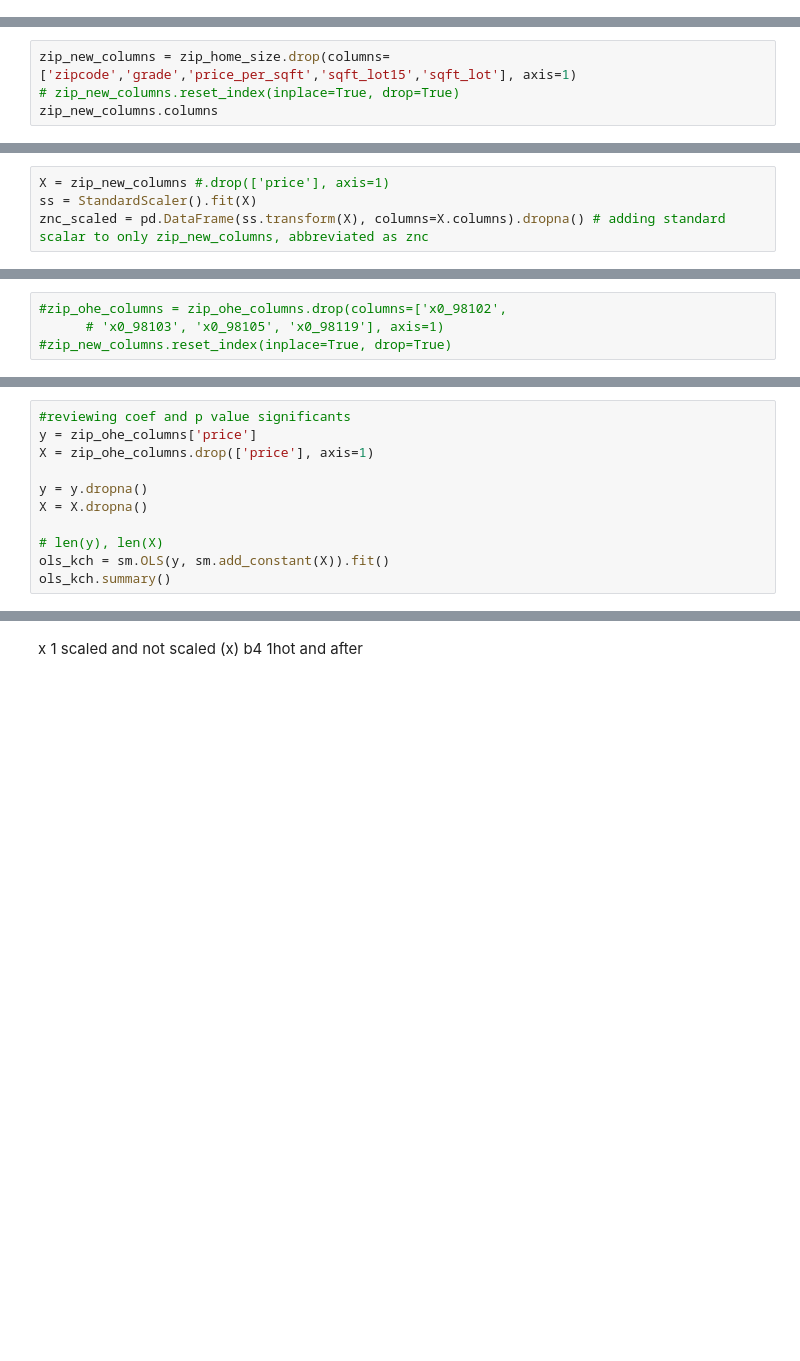
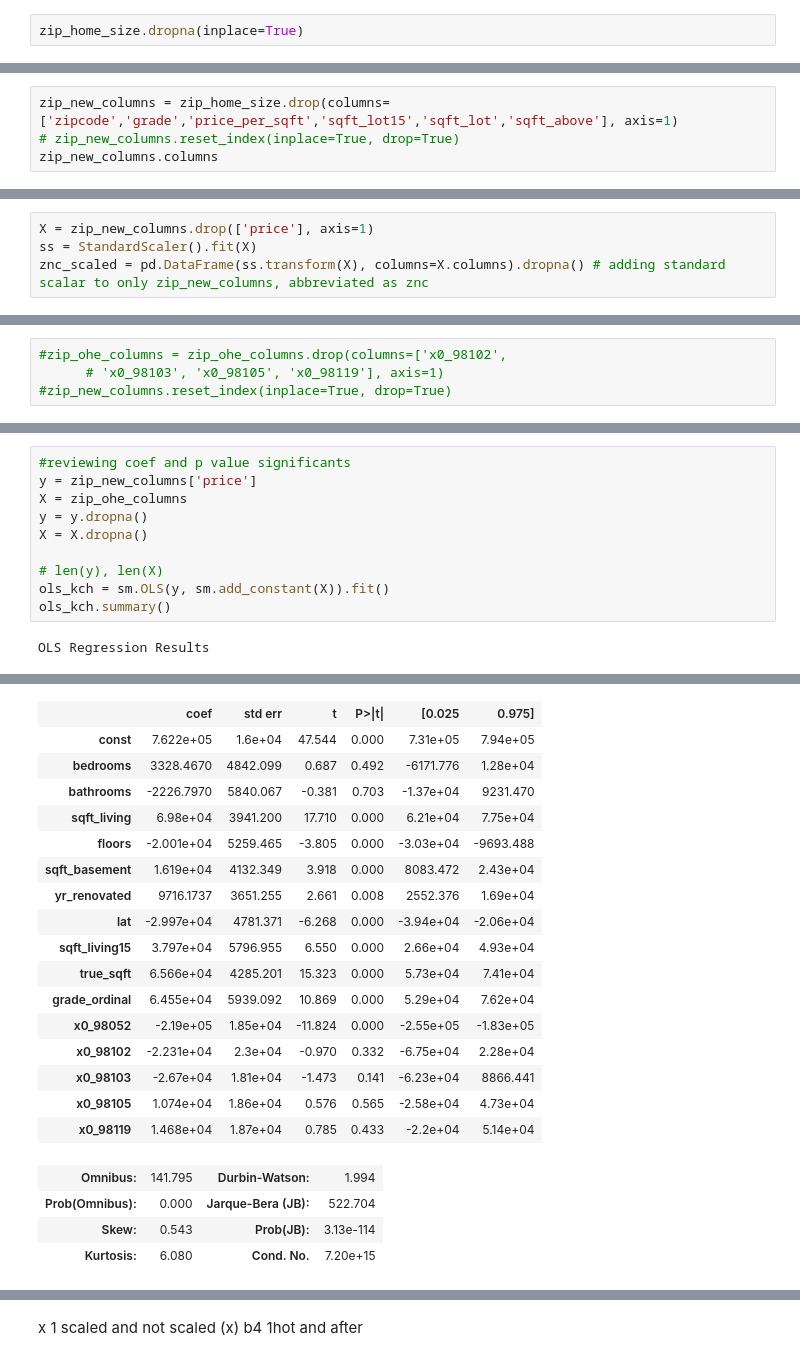
Before and after one commit to axoaxonic/green-housing-dev-analysis-project, a Jupyter notebook: development-notebooks/1book.ipynb, the cells around one changed output, grey strips where cells are left out. Drawn from its saved outputs; the diff is of its cells as text; blank space fills up the shorter version.

```diff
--- a/development-notebooks/1book.ipynb
+++ b/development-notebooks/1book.ipynb
@@ -65,2 +90,4 @@ zip_home_size.columns
+# %%
+zip_home_size.dropna(inplace=True)
 # %%
 zip_home_size.corr()
@@ -67,4 +112,4 @@ zip_home_size.corr()
 # %%
-zip_new_columns = zip_home_size.drop(columns=['zipcode','grade','price_per_sqft','sqft_lot15','sqft_lot'], axis=1)
+zip_new_columns = zip_home_size.drop(columns=['zipcode','grade','price_per_sqft','sqft_lot15','sqft_lot','sqft_above'], axis=1)
 # zip_new_columns.reset_index(inplace=True, drop=True)
 zip_new_columns.columns
@@ -71,5 +130,5 @@ zip_new_columns.columns
 # %%
-X = zip_new_columns #.drop(['price'], axis=1)
+X = zip_new_columns.drop(['price'], axis=1)
 ss = StandardScaler().fit(X)
 znc_scaled = pd.DataFrame(ss.transform(X), columns=X.columns).dropna() # adding standard scalar to only zip_new_columns, abbreviated as znc
 # %%
@@ -102,11 +227,12 @@ print(simple_model_results.summary())
 # %%
 #reviewing coef and p value significants
-y = zip_ohe_columns['price']
-X = zip_ohe_columns.drop(['price'], axis=1)
-
+y = zip_new_columns['price']
+X = zip_ohe_columns
 y = y.dropna()
 X = X.dropna()
 
 # len(y), len(X)
 ols_kch = sm.OLS(y, sm.add_constant(X)).fit()
 ols_kch.summary()
+# %% [output]
+OLS Regression Results
@@ -112,0 +248,21 @@ ols_kch.summary()
+|  | coef | std err | t | P>|t| | [0.025 | 0.975] |
+| const | 7.622e+05 | 1.6e+04 | 47.544 | 0.000 | 7.31e+05 | 7.94e+05 |
+| bedrooms | 3328.4670 | 4842.099 | 0.687 | 0.492 | -6171.776 | 1.28e+04 |
+| bathrooms | -2226.7970 | 5840.067 | -0.381 | 0.703 | -1.37e+04 | 9231.470 |
+| sqft_living | 6.98e+04 | 3941.200 | 17.710 | 0.000 | 6.21e+04 | 7.75e+04 |
+| floors | -2.001e+04 | 5259.465 | -3.805 | 0.000 | -3.03e+04 | -9693.488 |
+| sqft_basement | 1.619e+04 | 4132.349 | 3.918 | 0.000 | 8083.472 | 2.43e+04 |
+| yr_renovated | 9716.1737 | 3651.255 | 2.661 | 0.008 | 2552.376 | 1.69e+04 |
+| lat | -2.997e+04 | 4781.371 | -6.268 | 0.000 | -3.94e+04 | -2.06e+04 |
+| sqft_living15 | 3.797e+04 | 5796.955 | 6.550 | 0.000 | 2.66e+04 | 4.93e+04 |
+| true_sqft | 6.566e+04 | 4285.201 | 15.323 | 0.000 | 5.73e+04 | 7.41e+04 |
+| grade_ordinal | 6.455e+04 | 5939.092 | 10.869 | 0.000 | 5.29e+04 | 7.62e+04 |
+| x0_98052 | -2.19e+05 | 1.85e+04 | -11.824 | 0.000 | -2.55e+05 | -1.83e+05 |
+| x0_98102 | -2.231e+04 | 2.3e+04 | -0.970 | 0.332 | -6.75e+04 | 2.28e+04 |
+| x0_98103 | -2.67e+04 | 1.81e+04 | -1.473 | 0.141 | -6.23e+04 | 8866.441 |
+| x0_98105 | 1.074e+04 | 1.86e+04 | 0.576 | 0.565 | -2.58e+04 | 4.73e+04 |
+| x0_98119 | 1.468e+04 | 1.87e+04 | 0.785 | 0.433 | -2.2e+04 | 5.14e+04 |
+| Omnibus: | 141.795 | Durbin-Watson: | 1.994 |
+| Prob(Omnibus): | 0.000 | Jarque-Bera (JB): | 522.704 |
+| Skew: | 0.543 | Prob(JB): | 3.13e-114 |
+| Kurtosis: | 6.080 | Cond. No. | 7.20e+15 |
```
Also changed, not shown: parts of 20 cells of this notebook.
